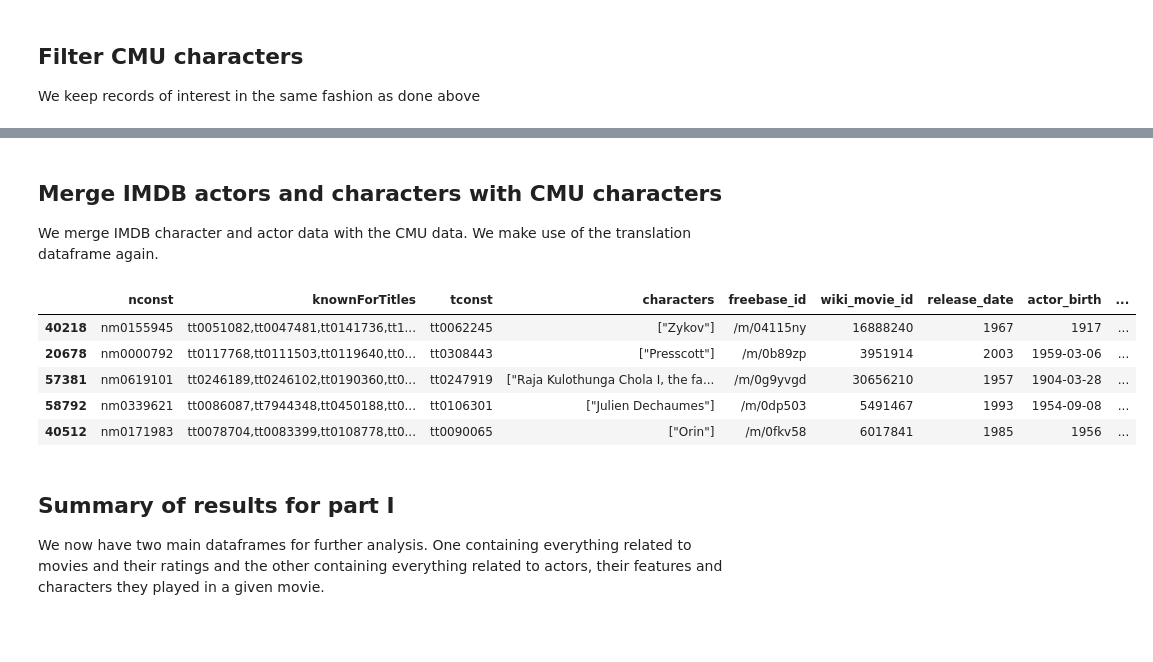
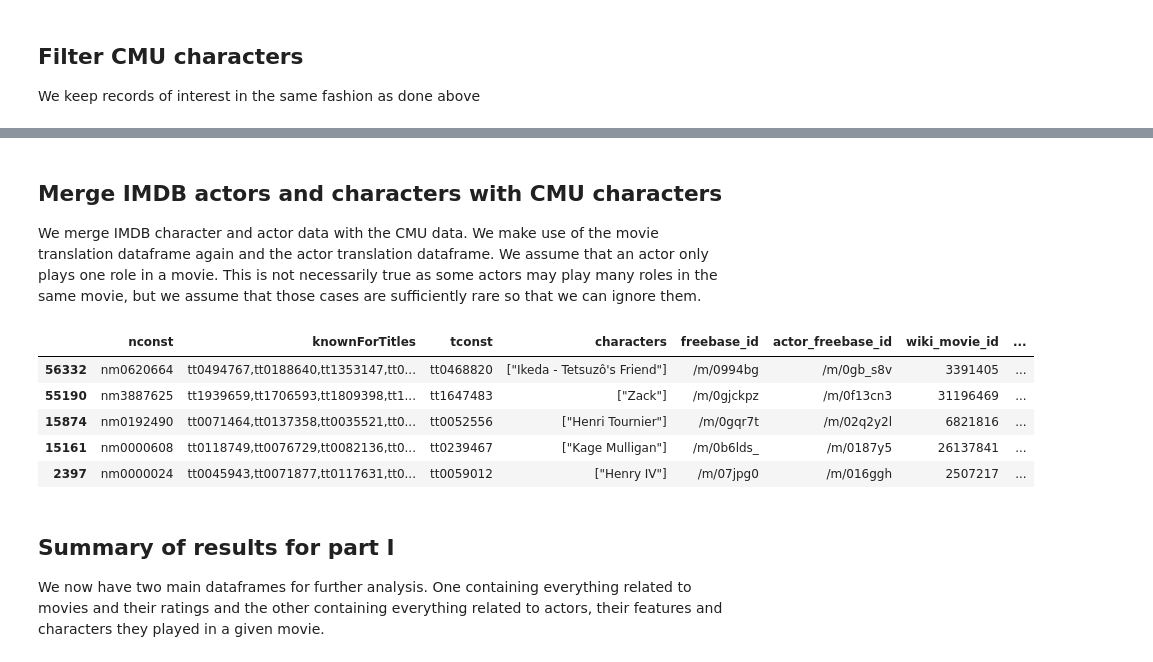
Before and after one commit to epfl-ada/ada-2023-project-advanceddataarsonists, a Jupyter notebook: initial_analyses.ipynb, the cells around one changed output, grey strips where cells are left out. Saved outputs shown, nothing was run; the diff lists cells and outputs as text; code cells hidden in the pictures; blank space fills up the shorter version.

Commit message:
Add actor translation

```diff
--- a/initial_analyses.ipynb
+++ b/initial_analyses.ipynb
@@ -398,29 +398,35 @@ characters_interest.sample(5)
 # %% [markdown]
 ## Merge IMDB actors and characters with CMU characters
-We merge IMDB character and actor data with the CMU data. We make use of the translation dataframe again.
+We merge IMDB character and actor data with the CMU data. We make use of the movie translation dataframe again and the actor translation dataframe. We assume that an actor only plays one role in a movie. This is not necessarily true as some actors may play many roles in the same movie, but we assume that those cases are sufficiently rare so that we can ignore them.
+# %%
+# Actor translation dataframe
+actor_translation_df = load_actors_translation_df()
+actor_translation_df = actor_translation_df.rename(columns={'imdb_id' : 'actor_imdb_id', 'freebase_id' : 'actor_freebase_id'})
 # %%
 imdb_actors_and_characters_translated = imdb_actors_and_characters.merge(translation_id, how='inner', left_on='tconst', right_on='imdb_id').copy()
-imdb_actors_and_characters_translated = imdb_actors_and_characters_translated.drop(["imdb_id"], axis=1)
+imdb_actors_and_characters_translated = imdb_actors_and_characters_translated.merge(actor_translation_df, how='inner', left_on='nconst', right_on='actor_imdb_id')
+imdb_actors_and_characters_translated = imdb_actors_and_characters_translated.drop(["imdb_id", "actor_imdb_id"], axis=1)
 # %%
 # TODO, currently merging on movie id and actor name. Would rather merge with actor id too but a translation is needed
-imdb_actors_w_cmu_characters = imdb_actors_and_characters_translated.merge(characters_interest, how='inner', left_on=['freebase_id', 'primaryName'], right_on=['freebase_movie_id', 'actor_name']).copy()
+imdb_actors_w_cmu_characters = imdb_actors_and_characters_translated.merge(characters_interest, how='inner', left_on=['freebase_id', 'actor_freebase_id'],
+                                                                           right_on=['freebase_movie_id', 'freebase_actor_id']).copy()
 
 # Merge birth year information
 missing_birth_years = imdb_actors_w_cmu_characters[imdb_actors_w_cmu_characters['actor_birth'].isna()].index
 imdb_actors_w_cmu_characters.loc[missing_birth_years, 'actor_birth'] = imdb_actors_w_cmu_characters.loc[missing_birth_years, 'birthYear']
 
-imdb_actors_w_cmu_characters = imdb_actors_w_cmu_characters.drop(["freebase_movie_id", "primaryName", "deathYear", "birthYear", "character_name"], axis=1)
+imdb_actors_w_cmu_characters = imdb_actors_w_cmu_characters.drop(["freebase_movie_id", "freebase_actor_id", "primaryName", "deathYear", "birthYear", "character_name"], axis=1)
 
 imdb_actors_w_cmu_characters = imdb_actors_w_cmu_characters.drop_duplicates()
 
 imdb_actors_w_cmu_characters.sample(5)
 # %% [output]
-|  | nconst | knownForTitles | tconst | characters | freebase_id | wiki_movie_id | release_date | actor_birth | ... |
-| 40218 | nm0155945 | tt0051082,tt0047481,tt0141736,tt1... | tt0062245 | ["Zykov"] | /m/04115ny | 16888240 | 1967 | 1917 | ... |
-| 20678 | nm0000792 | tt0117768,tt0111503,tt0119640,tt0... | tt0308443 | ["Presscott"] | /m/0b89zp | 3951914 | 2003 | 1959-03-06 | ... |
-| 57381 | nm0619101 | tt0246189,tt0246102,tt0190360,tt0... | tt0247919 | ["Raja Kulothunga Chola I, the fa... | /m/0g9yvgd | 30656210 | 1957 | 1904-03-28 | ... |
-| 58792 | nm0339621 | tt0086087,tt7944348,tt0450188,tt0... | tt0106301 | ["Julien Dechaumes"] | /m/0dp503 | 5491467 | 1993 | 1954-09-08 | ... |
-| 40512 | nm0171983 | tt0078704,tt0083399,tt0108778,tt0... | tt0090065 | ["Orin"] | /m/0fkv58 | 6017841 | 1985 | 1956 | ... |
+|  | nconst | knownForTitles | tconst | characters | freebase_id | actor_freebase_id | wiki_movie_id | ... |
+| 56332 | nm0620664 | tt0494767,tt0188640,tt1353147,tt0... | tt0468820 | ["Ikeda - Tetsuzô's Friend"] | /m/0994bg | /m/0gb_s8v | 3391405 | ... |
+| 55190 | nm3887625 | tt1939659,tt1706593,tt1809398,tt1... | tt1647483 | ["Zack"] | /m/0gjckpz | /m/0f13cn3 | 31196469 | ... |
+| 15874 | nm0192490 | tt0071464,tt0137358,tt0035521,tt0... | tt0052556 | ["Henri Tournier"] | /m/0gqr7t | /m/02q2y2l | 6821816 | ... |
+| 15161 | nm0000608 | tt0118749,tt0076729,tt0082136,tt0... | tt0239467 | ["Kage Mulligan"] | /m/0b6lds_ | /m/0187y5 | 26137841 | ... |
+| 2397 | nm0000024 | tt0045943,tt0071877,tt0117631,tt0... | tt0059012 | ["Henry IV"] | /m/07jpg0 | /m/016ggh | 2507217 | ... |
 # %% [markdown]
 ## Summary of results for part I
 We now have two main dataframes for further analysis. One containing everything related to movies and their ratings and the other containing everything related to actors, their features and characters they played in a given movie.
```
Also changed, not shown: parts of 37 cells of this notebook, 2 other files.
